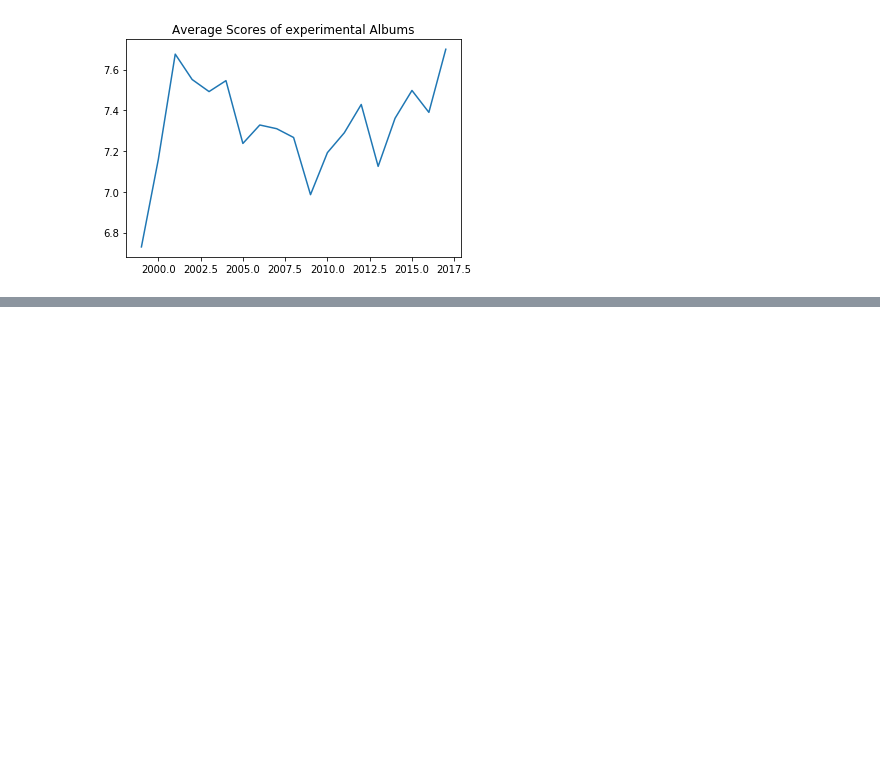
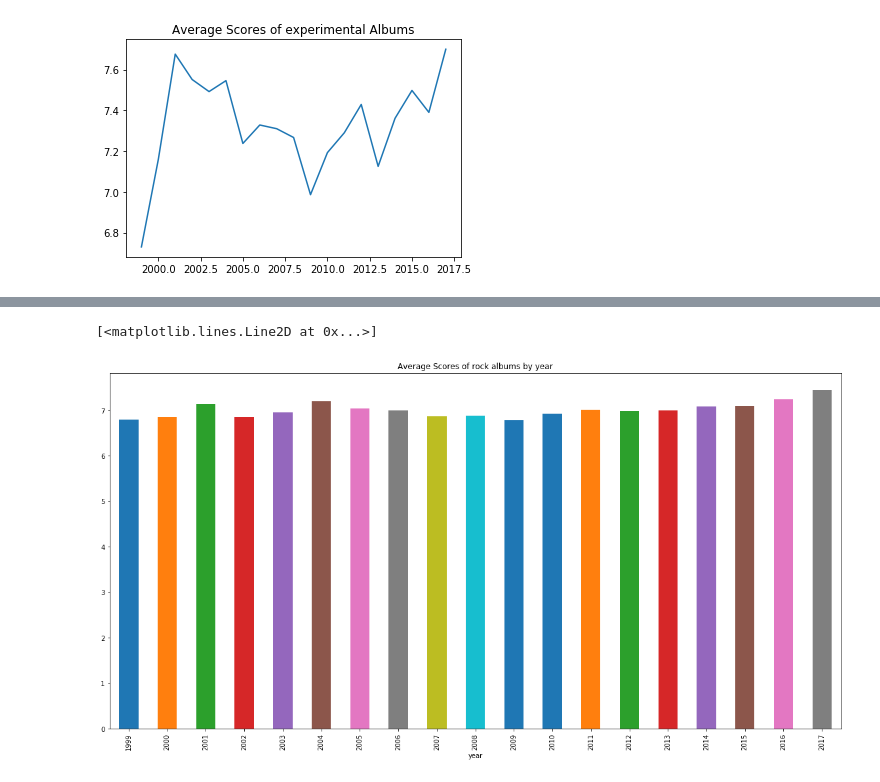
Before and after one commit to CountTurtle/P4k, a Jupyter notebook: P4k.ipynb, the cells around one changed output, grey strips where cells are left out. Saved outputs shown, nothing was run; the diff lists cells and outputs as text; code cells hidden in the pictures; blank space fills up the shorter version.

```diff
--- a/P4k.ipynb
+++ b/P4k.ipynb
@@ -144,0 +151,10 @@ plt.plot(num)
+# %%
+k = review.loc[review["genre"]=='rock']
+k = review.loc[review["year"]!=2007]
+k = pd.DataFrame(data=k)
+x = k.groupby(["year"])["score"].mean()
+ax = x.plot.bar(figsize=(20,10), title="Average Scores of rock albums by year")
+plt.plot(x)
+# %% [output]
+[<matplotlib.lines.Line2D at 0x...>]
+[figure, added]
```
Also changed, not shown: parts of 3 cells of this notebook.
